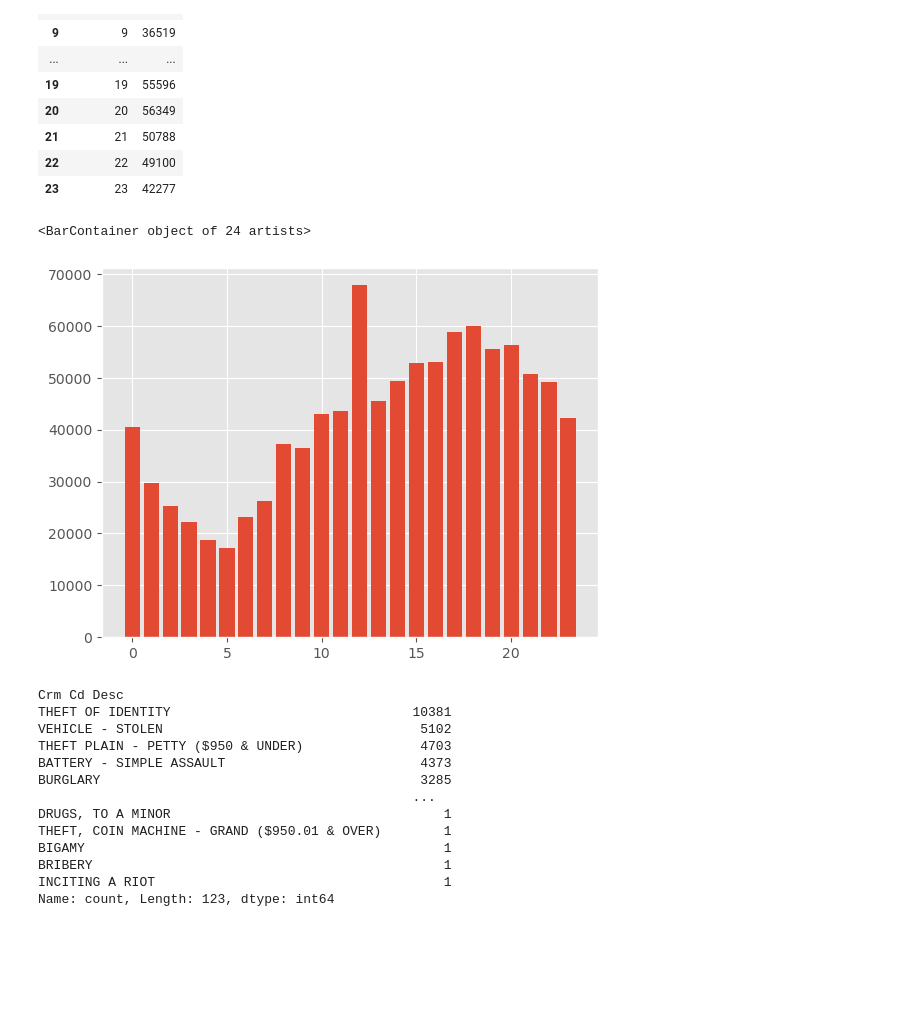
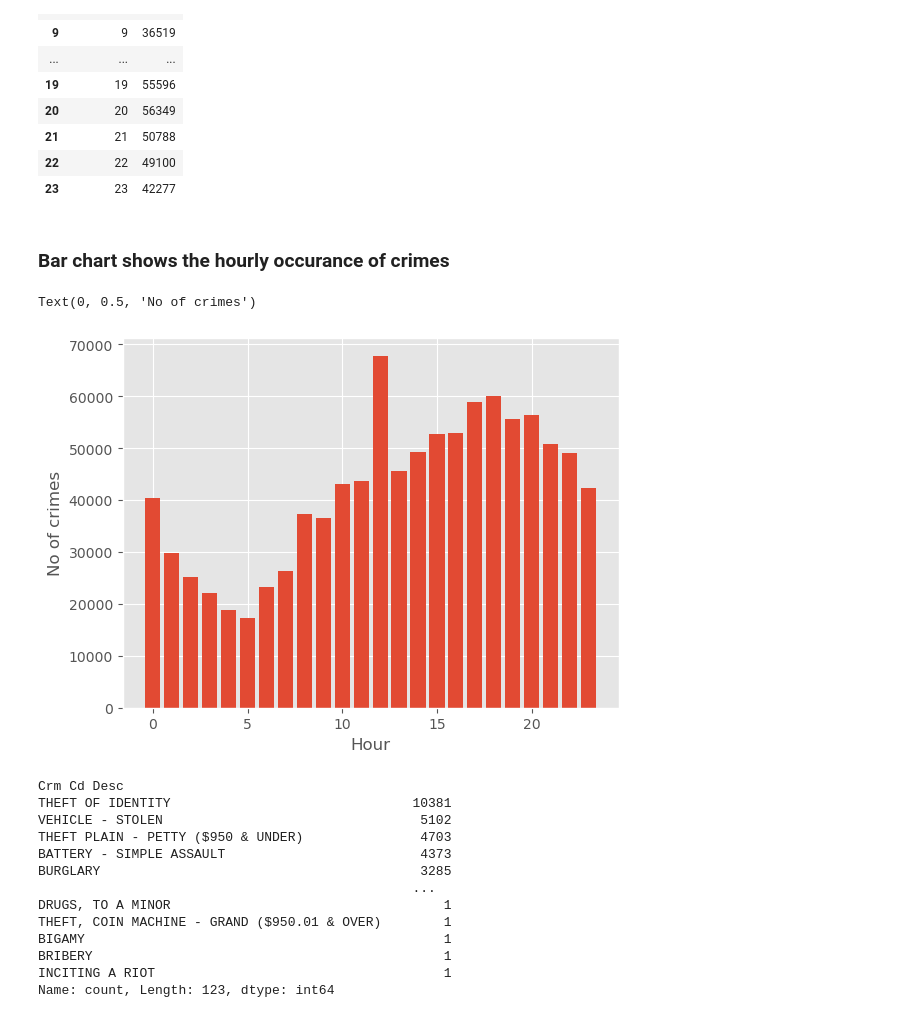
Before and after one commit to Shaharajahfer/data-analysis-notebook, a Jupyter notebook: LA Crime Project.ipynb, the cells around one changed output. Drawn from its saved outputs; the diff is of its cells as text; code cells hidden in the pictures; blank space fills up the shorter version.

```diff
--- a/LA Crime Project.ipynb
+++ b/LA Crime Project.ipynb
@@ -275,3 +283,0 @@ df['Year'].value_counts().sort_index().plot(kind = 'bar')
-# %%
-df = df[~((df['Month'] == '12') & (df['Year'] == '2023'))]
-df
@@ -618,11 +574,14 @@ hourly_occ
 | 21 | 21 | 50788 |
 | 22 | 22 | 49100 |
 | 23 | 23 | 42277 |
+# %% [markdown]
+### Bar chart shows the hourly occurance of crimes
 # %%
-# Bar chart shows the hourly occurance of crimes
 plt.bar(hourly_occ['TIME OCC'], hourly_occ['count'])
+plt.xlabel('Hour')
+plt.ylabel('No of crimes')
 # %% [output]
-<BarContainer object of 24 artists>
+Text(0, 0.5, 'No of crimes')
-[figure, old version]
+[figure, new version]
 # %%
 # Maximum number of crimes occuring at 12 o’clock
```
Also changed, not shown: parts of 40 cells of this notebook.
